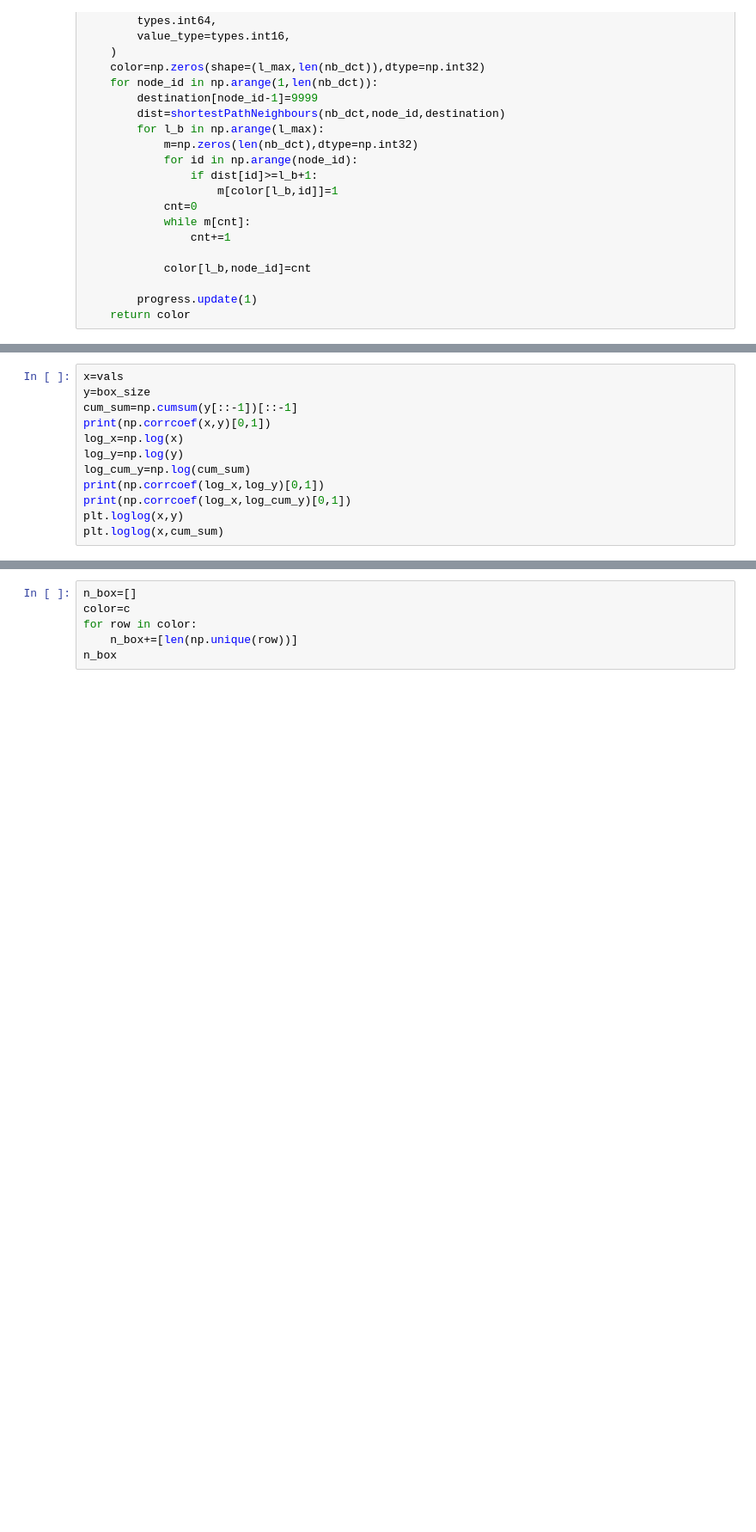
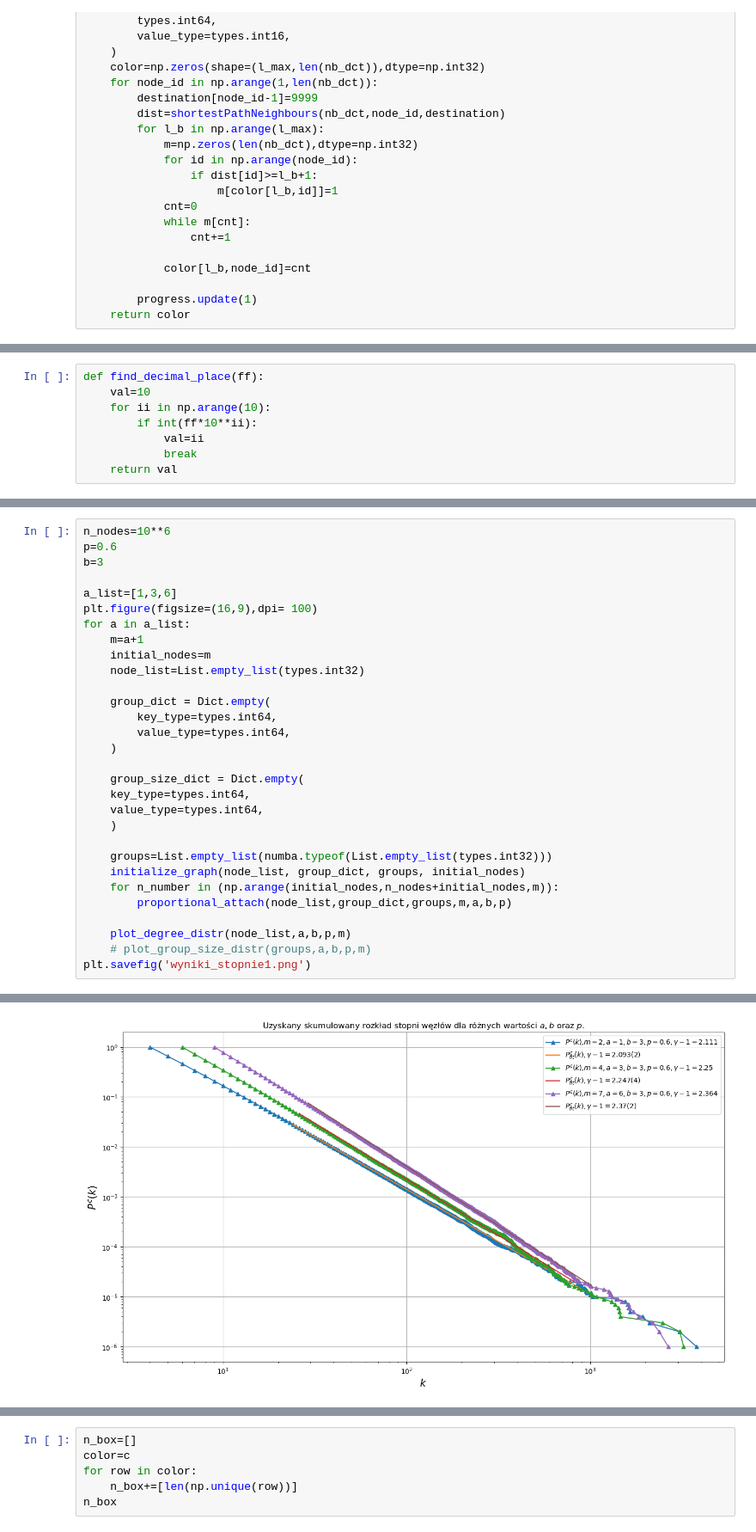
Before and after one commit to MateuszS312/Complex_evolving_networks, a Jupyter notebook: complex_evolving_networks.ipynb, the cells around one changed output, grey strips where cells are left out. Shown at 86% size. Cells and saved outputs as stored; diff of their text form; blank space fills up the shorter version.

Commit message:
Updates to scripts fixing group size dist

```diff
--- a/complex_evolving_networks.ipynb
+++ b/complex_evolving_networks.ipynb
@@ -1054,12 +378,0 @@ plt.loglog(x,cum_sum)
-# %%
-x=vals
-y=box_size
-cum_sum=np.cumsum(y[::-1])[::-1]
-print(np.corrcoef(x,y)[0,1])
-log_x=np.log(x)
-log_y=np.log(y)
-log_cum_y=np.log(cum_sum)
-print(np.corrcoef(log_x,log_y)[0,1])
-print(np.corrcoef(log_x,log_cum_y)[0,1])
-plt.loglog(x,y)
-plt.loglog(x,cum_sum)
@@ -1089,0 +405,8 @@ array([0. , 0.1, 0.2, 0.3, 0.4, 0.5, 0.6, 0.7, 0.8, 0.9])
+# %%
+def find_decimal_place(ff):
+    val=10
+    for ii in np.arange(10):
+        if int(ff*10**ii):
+            val=ii
+            break
+    return val
@@ -1089,0 +499,31 @@ array([0. , 0.1, 0.2, 0.3, 0.4, 0.5, 0.6, 0.7, 0.8, 0.9])
+# %%
+n_nodes=10**6
+p=0.6
+b=3
+
+a_list=[1,3,6]
+plt.figure(figsize=(16,9),dpi= 100)
+for a in a_list:
+    m=a+1
+    initial_nodes=m
+    node_list=List.empty_list(types.int32)
+
+    group_dict = Dict.empty(
+        key_type=types.int64,
+        value_type=types.int64,
+    )
+
+    group_size_dict = Dict.empty(
+    key_type=types.int64,
+    value_type=types.int64,
+    )
+
+    groups=List.empty_list(numba.typeof(List.empty_list(types.int32)))
+    initialize_graph(node_list, group_dict, groups, initial_nodes)
+    for n_number in (np.arange(initial_nodes,n_nodes+initial_nodes,m)):
+        proportional_attach(node_list,group_dict,groups,m,a,b,p)
+
+    plot_degree_distr(node_list,a,b,p,m)
+    # plot_group_size_distr(groups,a,b,p,m)
+plt.savefig('wyniki_stopnie1.png')
+# %% [output]
@@ -1089,0 +533 @@ array([0. , 0.1, 0.2, 0.3, 0.4, 0.5, 0.6, 0.7, 0.8, 0.9])
+[figure, added]
```
Also changed, not shown: parts of 69 cells of this notebook, 7 other files.
